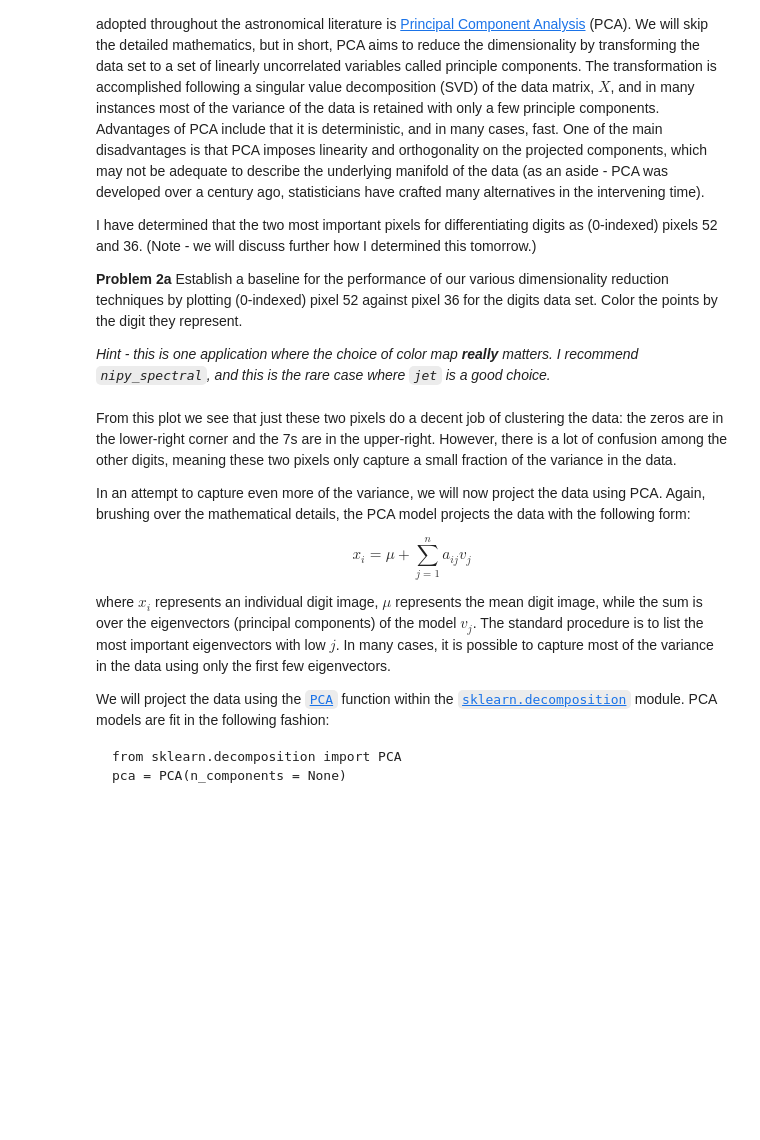
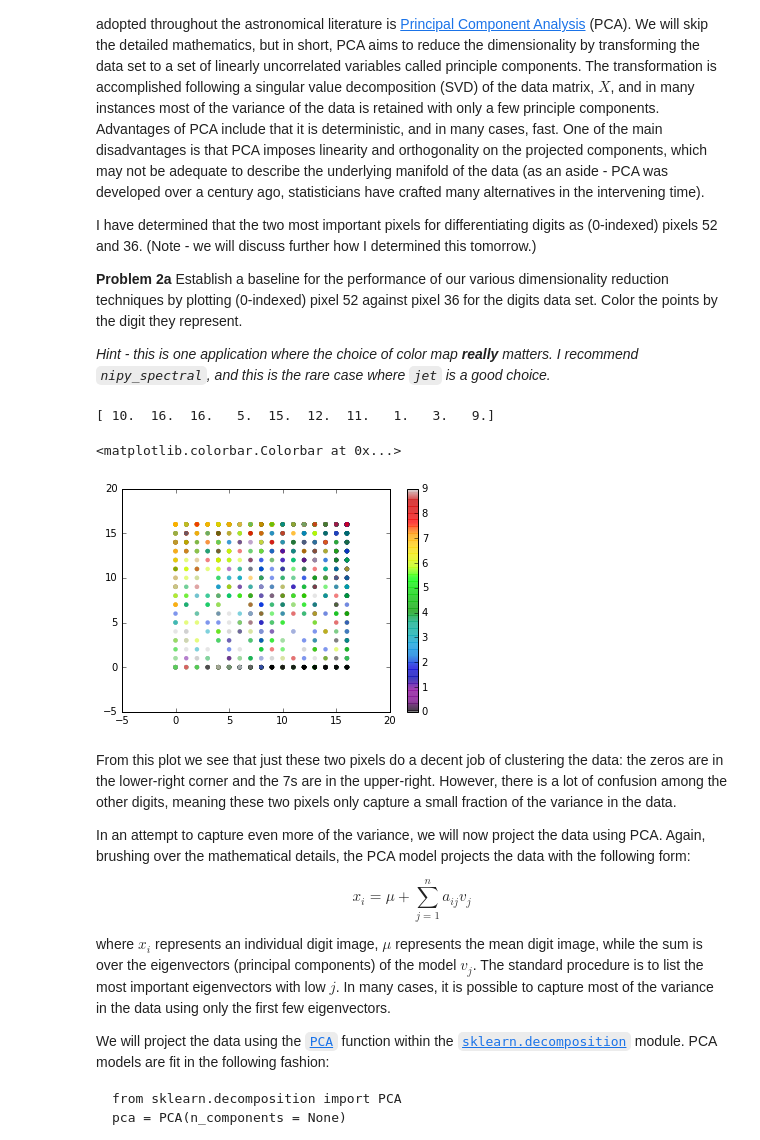
Before and after one commit to d-giles/LSSTC-DSFP-Sessions, a Jupyter notebook: Session1/Day3/IntroToVisualization.ipynb, the cells around one changed output. Drawn from its saved outputs; the diff is of its cells as text; code cells hidden in the pictures; blank space fills up the shorter version.

```diff
--- a/Session1/Day3/IntroToVisualization.ipynb
+++ b/Session1/Day3/IntroToVisualization.ipynb
@@ -280,3 +287,13 @@ plt.colorbar()
+# %%
+data52=digits.data[:,52]
+data36=digits.data[:,36]
+print(data52[0:10])
+plt.scatter(data52,data36,alpha=.5,c=digits.target,cmap="nipy_spectral",edgecolors='none') # complete
+plt.colorbar()
+# %% [output]
+[ 10.  16.  16.   5.  15.  12.  11.   1.   3.   9.]
+<matplotlib.colorbar.Colorbar at 0x...>
+[figure, added]
 # %% [markdown]
 From this plot we see that just these two pixels do a decent job of clustering the data: the zeros are in the lower-right corner and the 7s are in the upper-right. However, there is a lot of confusion among the other digits, meaning these two pixels only capture a small fraction of the variance in the data.
 
```
Also changed, not shown: parts of 7 cells of this notebook.
